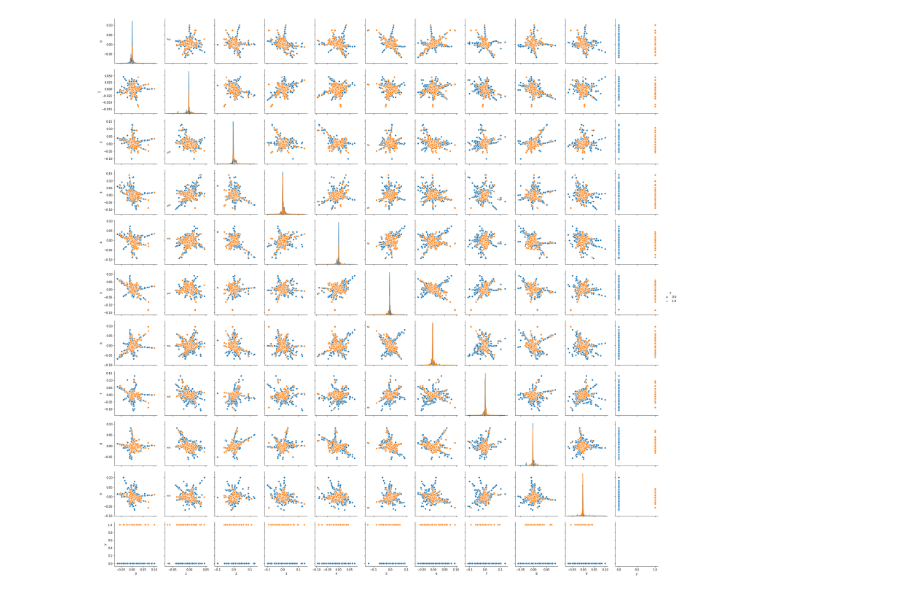
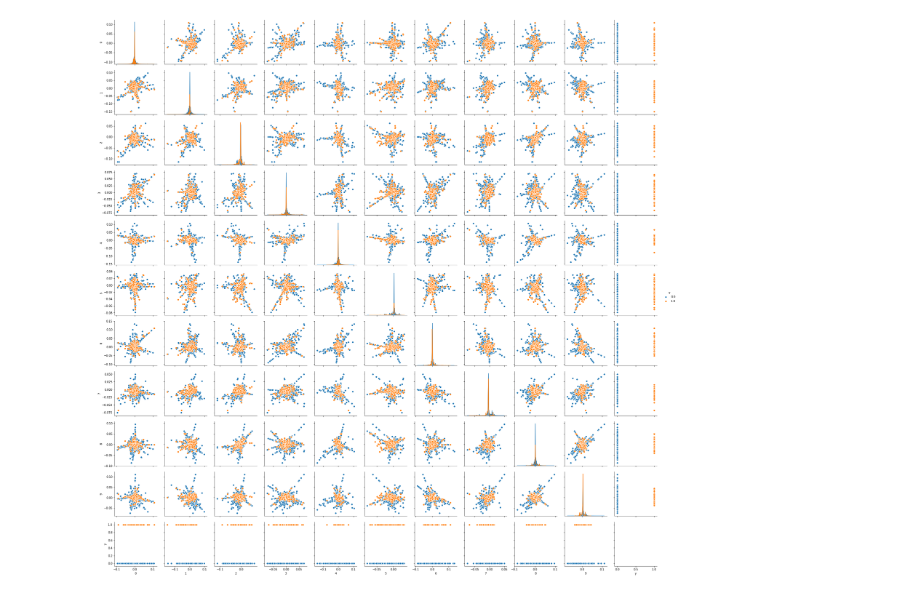
Before and after one commit to lizzzi111/LLE, a Jupyter notebook: LLE_p2p/LLE_p2p.ipynb, the cells around one changed output. Cells and saved outputs as stored; diff of their text form; code cells hidden in the pictures.

```diff
--- a/LLE_p2p/LLE_p2p.ipynb
+++ b/LLE_p2p/LLE_p2p.ipynb
@@ -34,5 +36,11 @@ IndexError: index 2 is out of bounds for axis 1 with size 2
+# %%
+X_r2, err2 = manifold.locally_linear_embedding(data, n_neighbors=15,
+                                             n_components=10, random_state=0)
+
+LLEresult2 = pd.DataFrame(X_r2)
+LLEresult2['y'] = y
 # %%
-sns_plot = sns.pairplot(LLEresult, hue="y")
+sns_plot = sns.pairplot(LLEresult2, hue="y")
 sns_plot.savefig("p2p_LLE_n_components10.png")
 # %% [output]
-[figure, old version]
+[figure, new version]
```
Also changed, not shown: parts of 3 cells of this notebook, 2 other files.
